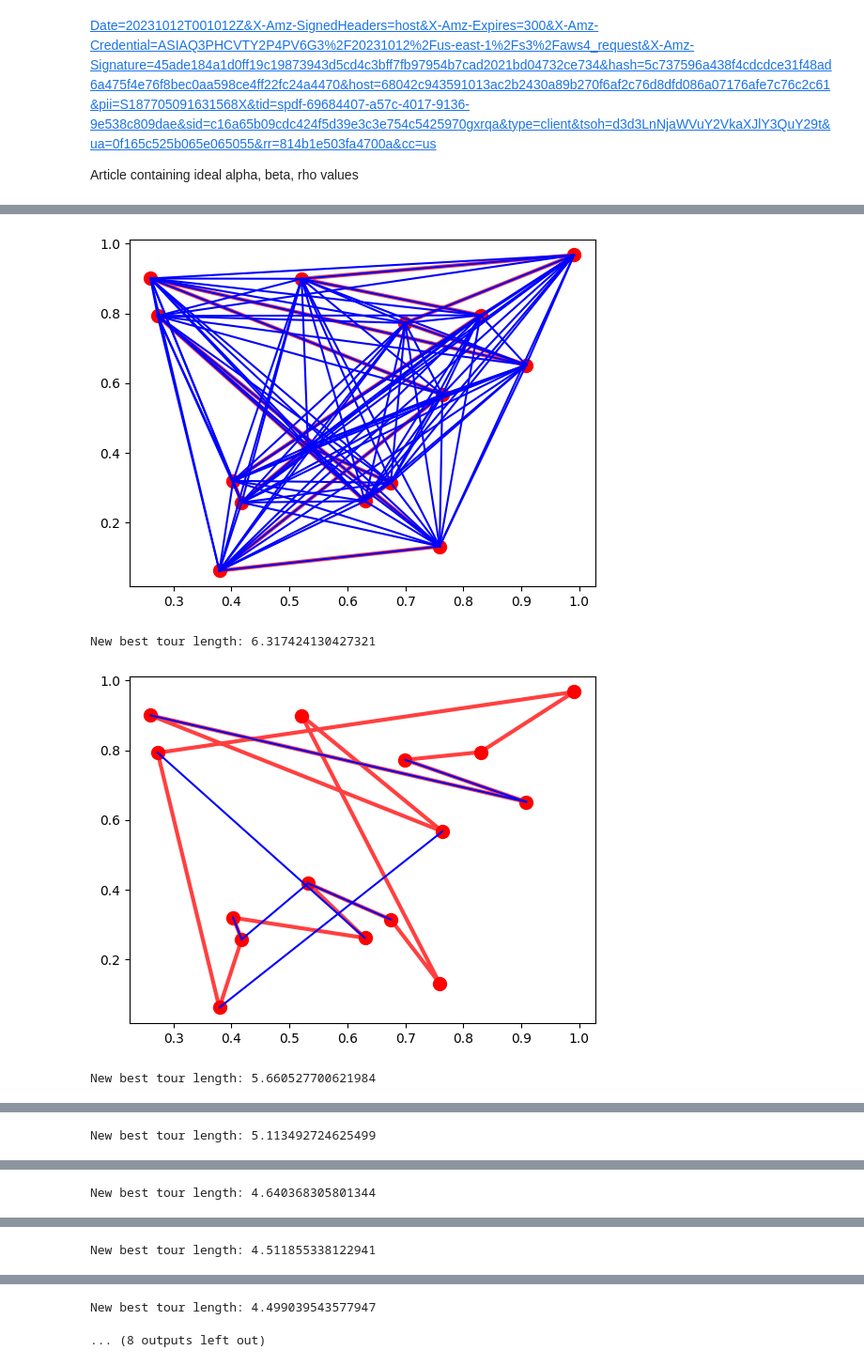
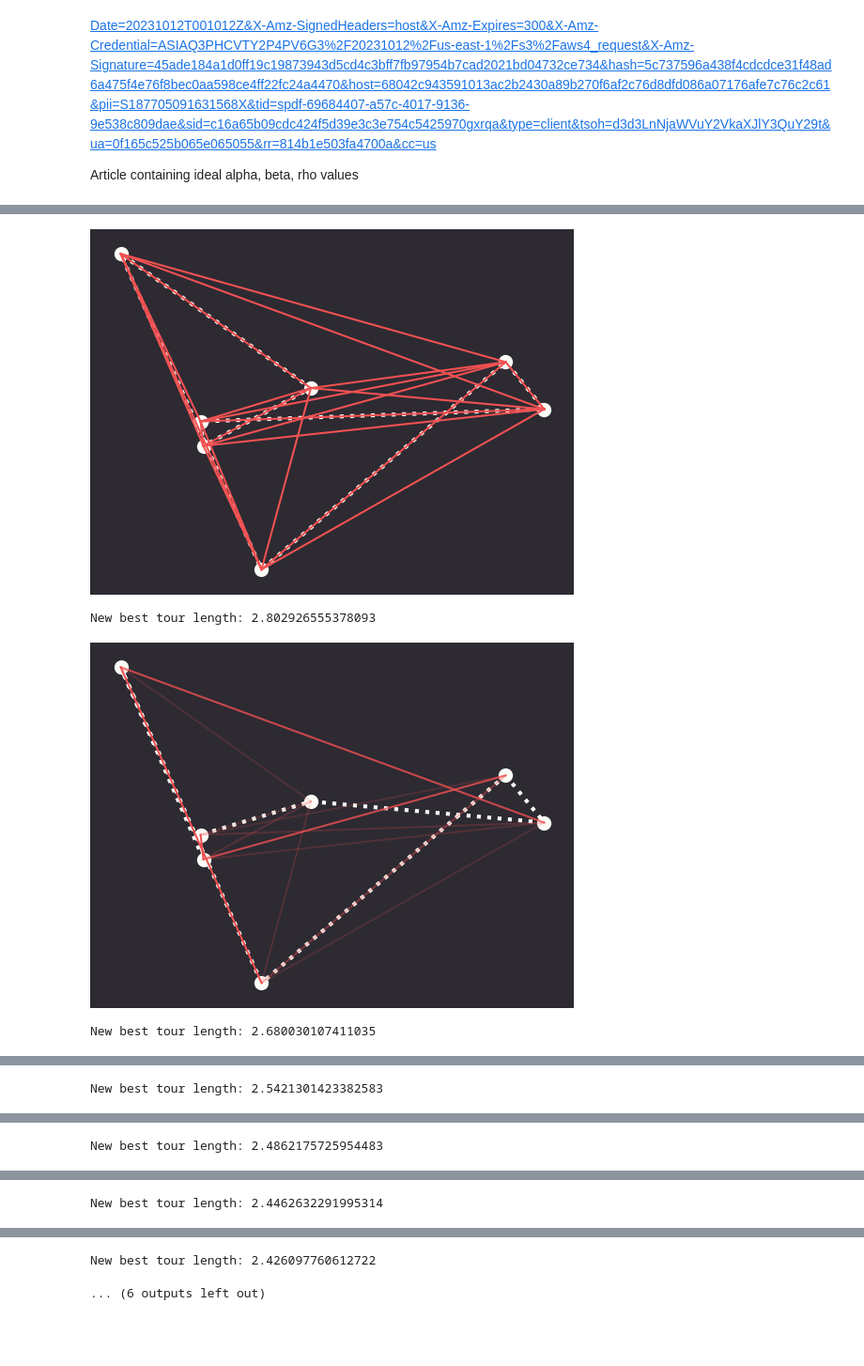
Before and after one commit to mimcmahon20/AntColonyOptimization, a Jupyter notebook: antcolony.ipynb, the cells around one changed output, grey strips where cells are left out. Shown at 94% size. Saved outputs shown, nothing was run; the diff lists cells and outputs as text; code cells hidden in the pictures; blank space fills up the shorter version.

Commit message:
improved frontend, removed img folder

```diff
--- a/antcolony.ipynb
+++ b/antcolony.ipynb
@@ -109,14 +131,13 @@ class ACO:
             self.update_pheromones(ants)
 # %%
 # Example usage
-graph = Graph(num_nodes=15)
-aco = ACO(graph, num_ants=7, num_iterations=1, alpha=1, beta=6, evaporation_rate=0.5)
+#graph = Graph(num_nodes=15)
+#aco = ACO(graph, num_ants=7, num_iterations=1, alpha=1, beta=6, evaporation_rate=0.5)
 #aco.run()
 # %%
 import imageio
 import glob
 import os
-
 
 def run_aco_and_save_plots(aco):
     # Ensure the 'img' folder exists or create it
@@ -133,8 +154,8 @@ def create_gif(input_path, output_path):
     filenames = sorted(glob.glob(f"{input_path}/plot_*.png"))
     print(f"Loading {len(filenames)} images for GIF:", filenames)
 
-    selected_filenames = filenames[::25]
+    selected_filenames = filenames[::1]
 
     images = [imageio.imread(filename) for filename in selected_filenames]
     print(f"Images loaded: {len(images)}")
-    imageio.mimsave(output_path, images, duration=60)
+    imageio.mimsave(output_path, images, duration=100)
@@ -146,14 +162,21 @@ Note: you may need to restart the kernel to use updated packages.
 # %%
+import shutil
+
+# initialize graph
+graph = Graph(num_nodes=7)
+
 # Initialize ACO...
-aco = ACO(graph, num_ants=7, num_iterations=2000, alpha=1, beta=6, evaporation_rate=0.5)
+aco = ACO(graph, num_ants=17, num_iterations=50, alpha=1, beta=8, evaporation_rate=0.5)
 
 # Run ACO and save plots...
 run_aco_and_save_plots(aco)
 
 # Create GIF...
 create_gif("img", "aco_solution.gif")
+    #delete the image folder
+shutil.rmtree('img')
 # %% [output]
-[figure, old version]
+[figure, new version]
-New best tour length: 6.317424130427321
+New best tour length: 2.802926555378093
-[figure, old version]
+[figure, new version]
-New best tour length: 5.660527700621984
+New best tour length: 2.680030107411035
@@ -161 +184 @@ New best tour length: 5.660527700621984
-New best tour length: 5.113492724625499
+New best tour length: 2.5421301423382583
@@ -163 +186 @@ New best tour length: 5.113492724625499
-New best tour length: 4.640368305801344
+New best tour length: 2.4862175725954483
@@ -165 +188 @@ New best tour length: 4.640368305801344
-New best tour length: 4.511855338122941
+New best tour length: 2.4462632291995314
@@ -167,5 +190,5 @@ New best tour length: 4.511855338122941
-New best tour length: 4.499039543577947
+New best tour length: 2.426097760612722
-... (8 outputs left out)
+... (6 outputs left out)
 # %%
 
 # Create GIF...
```
Also changed, not shown: parts of 4 cells of this notebook, 1 other file.
